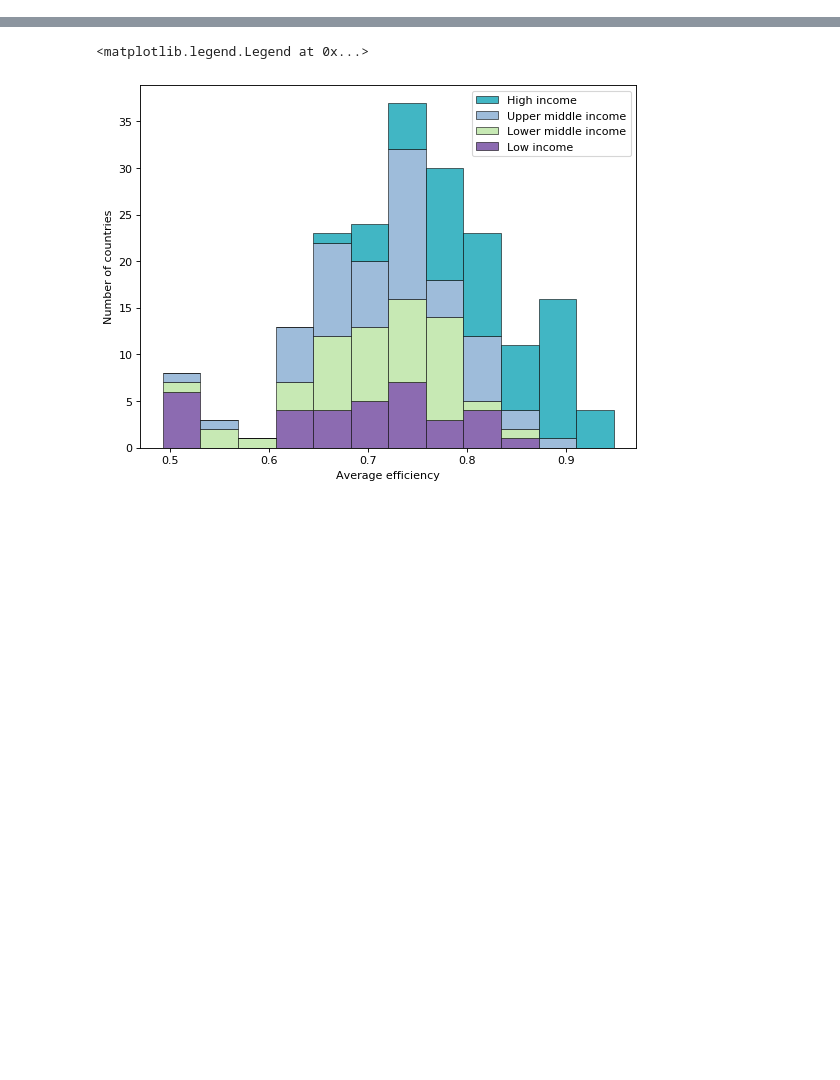
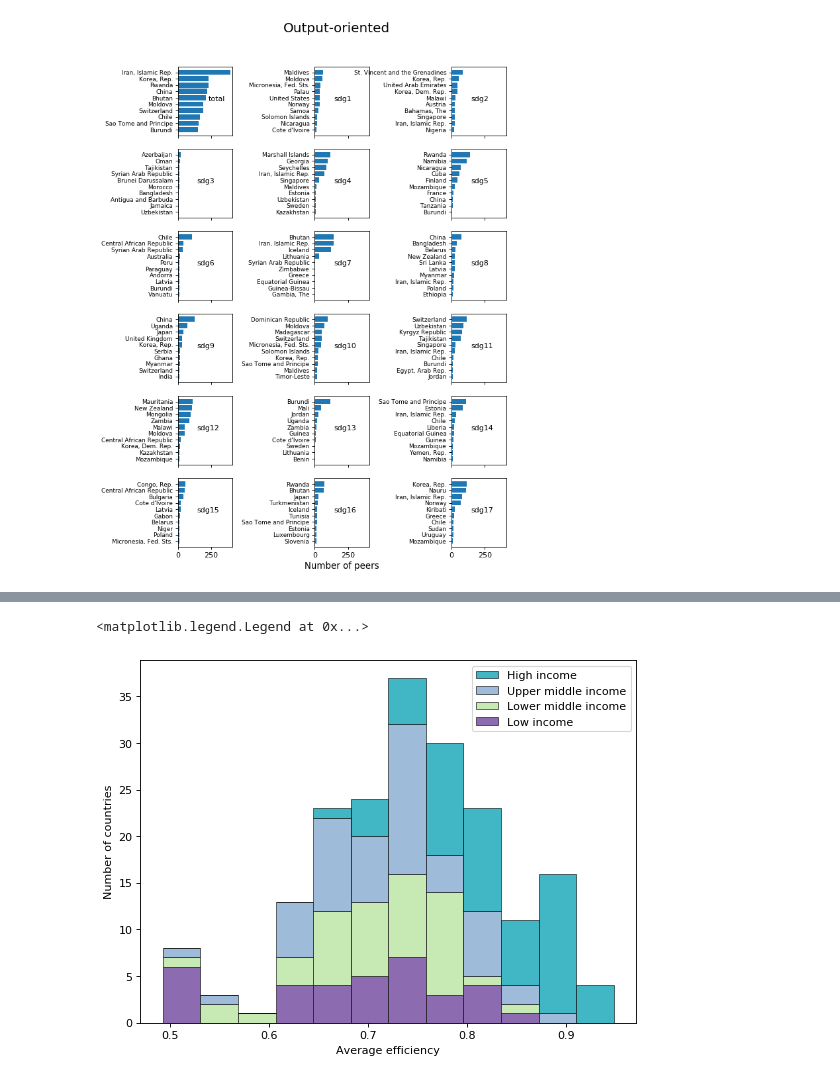
Before and after one commit to emcmd/sdg-dea, a Jupyter notebook: analyse_results.ipynb, the cells around one changed output, grey strips where cells are left out. Cells and saved outputs as stored; diff of their text form; code cells hidden in the pictures; blank space fills up the shorter version.

Commit message:
efficiency and peer analysis

```diff
--- a/analyse_results.ipynb
+++ b/analyse_results.ipynb
@@ -22,3 +22,59 @@ cmap = np.divide([[140,107,177],
                  [65,182,196]],255)
 
 nbins = 12
+# %%
+# read peer excel file
+orient = 'oo'
+cid = pd.read_csv('analysis_data/country_id.csv', index_col=[1]) # country id to transform from three-letter iso code to name
+xls = pd.ExcelFile(Path('analysis_data/lambdas_{0}.xlsx'.format(orient))) # so we don't have to reload the file for each sheet
+peer_data = {}
+sdg_strings = ['sdg{0}'.format(ii) for ii in range(1,18)]
+for s in sdg_strings:
+    peer_data[s] = pd.read_excel(xls, s, index_col=[0])
+    peer_data[s].columns = cid['c']
+    peer_data[s].index = cid['c']
+
+cutoff = 0.001 # so we don't consider very weak peer relationships
+peer_counts = {}
+
+# count number of times a country has acted as peer, minus "self-peering"
+for s in sdg_strings:
+    peer_counts[s] = peer_data[s][peer_data[s] > cutoff].count() - np.diag(peer_data[s])
+# %%
+# plot peer counts
+nc = 10 # number of countries to display
+
+y_pos = np.arange(nc)
+fig, ax = plt.subplots(6, 3, figsize=(8, 12), dpi=80, facecolor='w', edgecolor='k', sharex=True)
+fig.subplots_adjust(wspace=1.5)
+ax = ax.ravel()
+
+for jj, ax0 in enumerate(ax):
+    sdg_n = sdg_strings[jj-1]
+    if jj==0:
+        plot_counts = sum(peer_counts.values()).sort_values()[-nc:]
+        ax0.barh(y_pos, plot_counts)
+        ax0.text(.55,.5,'total',transform=ax0.transAxes)
+    else:
+        plot_counts = peer_counts[sdg_n].sort_values()[-nc:]
+        ax0.barh(y_pos, plot_counts)
+        ax0.text(.35,.5,sdg_n,transform=ax0.transAxes)
+
+    ax0.set_yticks(y_pos)
+    ax0.set_yticklabels(plot_counts.index, fontsize=8)
+
+# add a big axis, hide frame
+ax3 = fig.add_subplot(111, frameon=False)
+# hide tick and tick label of the big axis
+plt.tick_params(labelcolor='none', top=False, bottom=False, left=False, right=False)
+ax3.set_xlabel("Number of peers", fontsize=12)
+# ax3.set_ylabel("Counts", fontsize=12)
+
+if orient=='oo':
+    fig.suptitle('Output-oriented', y=0.95, fontsize=18)
+    plt.savefig('figures/peercount_all_oo.png', bbox_inches='tight', dpi=600)
+elif orient=='io':
+    fig.suptitle('Input-oriented', y=0.95, fontsize=18)
+    plt.savefig('figures/peercount_all_io.png', bbox_inches='tight', dpi=600)
+# %% [output]
+[figure, added]
```
Also changed, not shown: parts of 4 cells of this notebook.
